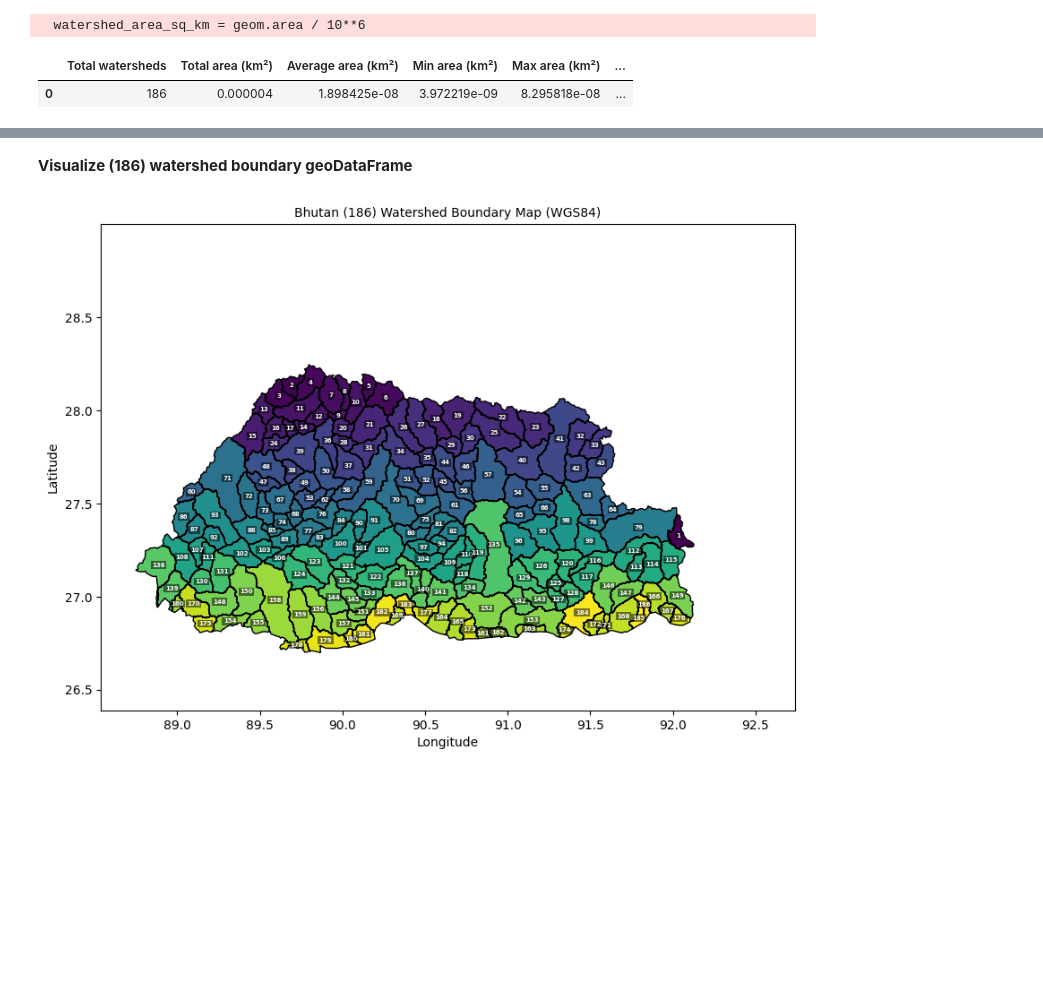
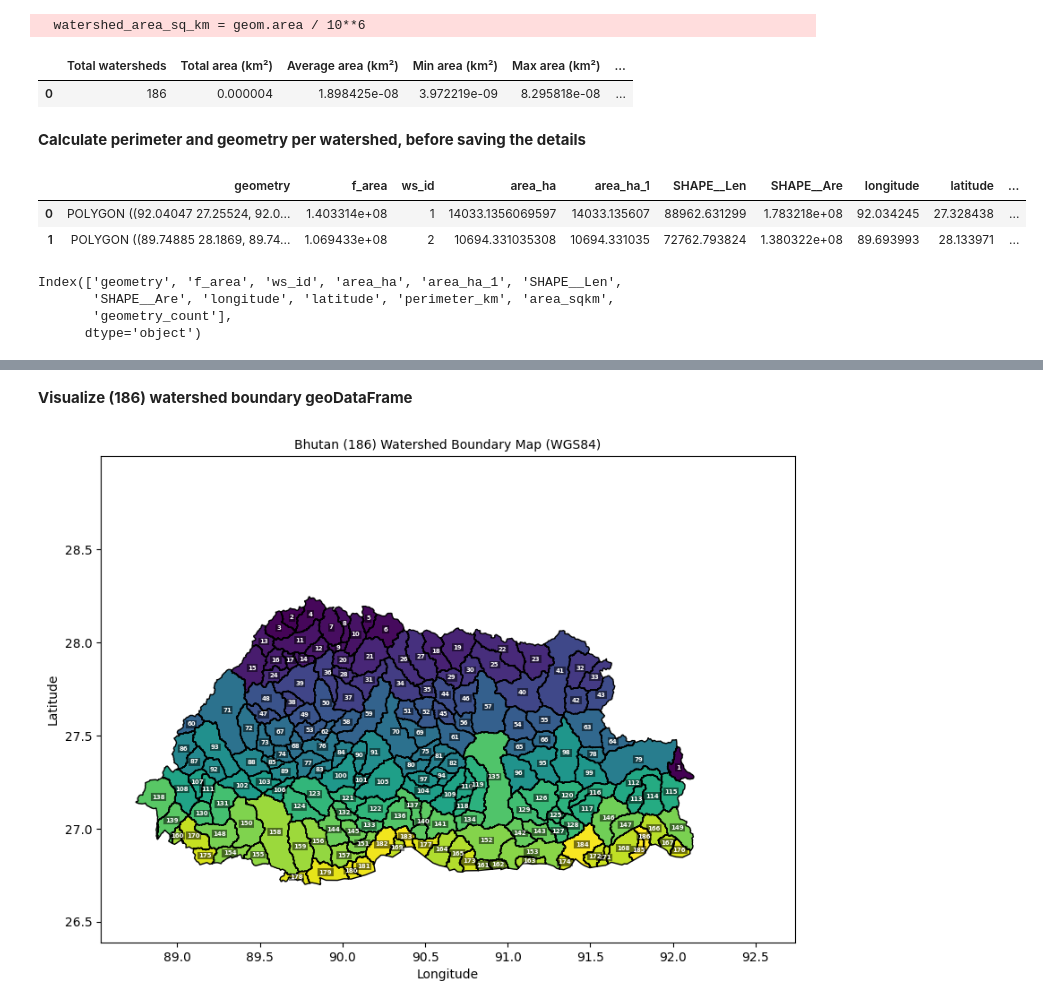
Before and after one commit to QingfangLiu/bhutan_climate_modeling, a Jupyter notebook: code/watershed/watershed_boundary.ipynb, the cells around one changed output, grey strips where cells are left out. Cells and saved outputs as stored; diff of their text form; code cells hidden in the pictures; blank space fills up the shorter version.

```diff
--- a/code/watershed/watershed_boundary.ipynb
+++ b/code/watershed/watershed_boundary.ipynb
@@ -280,3 +281,5 @@ watershed_stats
   watershed_area_sq_km = geom.area / 10**6
 |  | Total watersheds | Total area (km²) | Average area (km²) | Min area (km²) | Max area (km²) | ... |
 | 0 | 186 | 0.000004 | 1.898425e-08 | 3.972219e-09 | 8.295818e-08 | ... |
+# %% [markdown]
+**Calculate perimeter and geometry per watershed, before saving the details**
@@ -282,0 +330,16 @@ watershed_stats
+# %%
+# calculate the geometries by watershed
+# NOTE: there can be more than one geometry per watershed
+df_ws_details_pre = calculate_geometries(df_ws_details_pre)
+df_ws_details_pre.head(2)
+# %% [output]
+|  | geometry | f_area | ws_id | area_ha | area_ha_1 | SHAPE__Len | SHAPE__Are | longitude | latitude | ... |
+| 0 | POLYGON ((92.04047 27.25524, 92.0... | 1.403314e+08 | 1 | 14033.1356069597 | 14033.135607 | 88962.631299 | 1.783218e+08 | 92.034245 | 27.328438 | ... |
+| 1 | POLYGON ((89.74885 28.1869, 89.74... | 1.069433e+08 | 2 | 10694.331035308 | 10694.331035 | 72762.793824 | 1.380322e+08 | 89.693993 | 28.133971 | ... |
+# %%
+df_ws_details_pre.columns
+# %% [output]
+Index(['geometry', 'f_area', 'ws_id', 'area_ha', 'area_ha_1', 'SHAPE__Len',
+       'SHAPE__Are', 'longitude', 'latitude', 'perimeter_km', 'area_sqkm',
+       'geometry_count'],
+      dtype='object')
```
Also changed, not shown: parts of 9 cells of this notebook, 4 other files.
